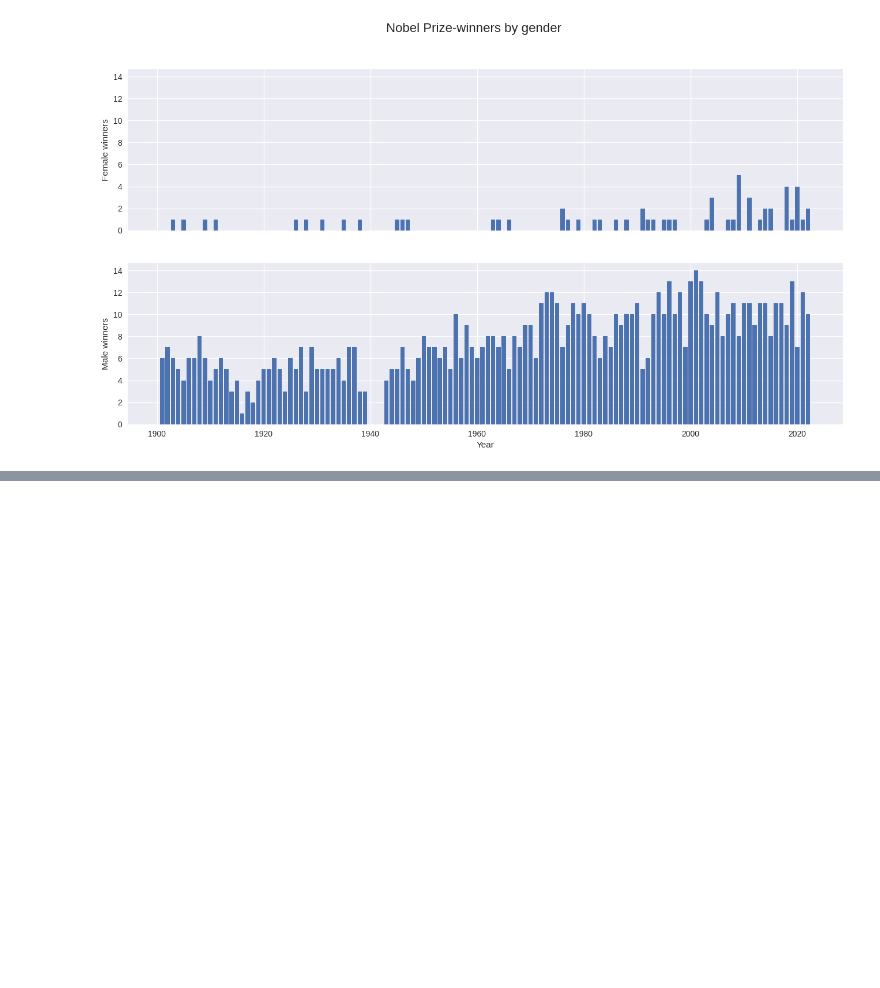
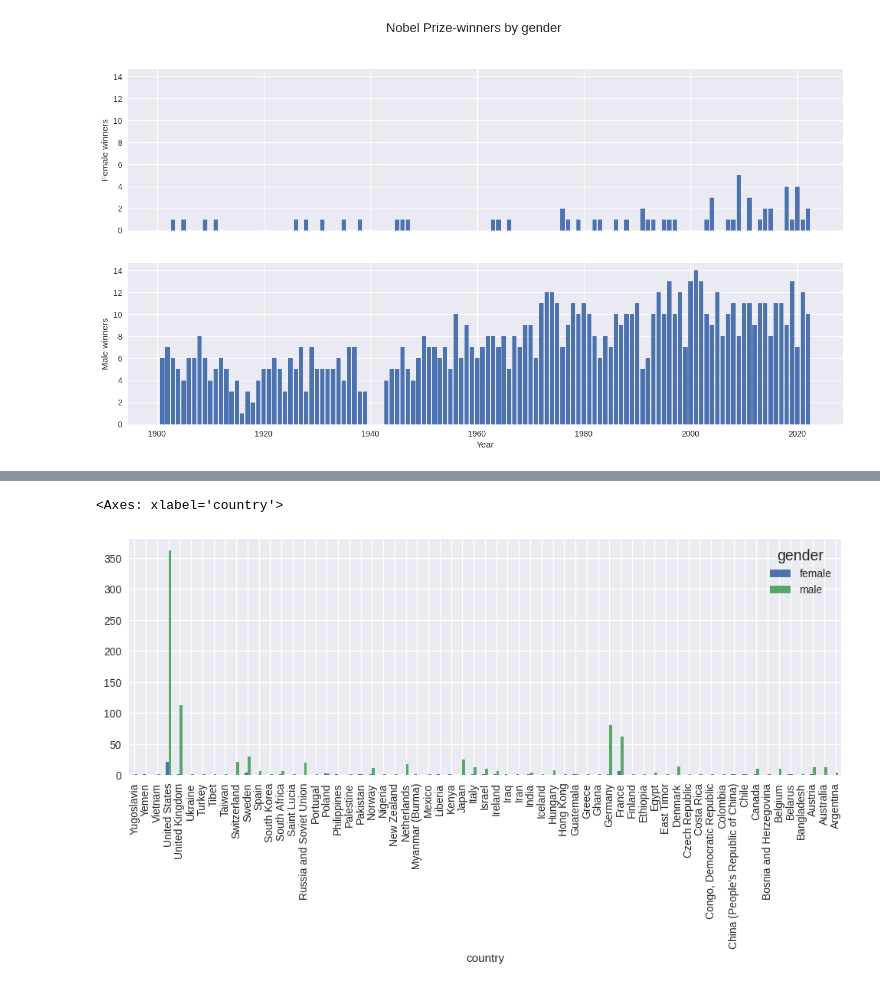
Before and after one commit to FilipeOrfao/data_visualization_with_python_and_javascript, a Jupyter notebook: 011_/main.ipynb, the cells around one changed output, grey strips where cells are left out. Saved outputs shown, nothing was run; the diff lists cells and outputs as text; code cells hidden in the pictures; blank space fills up the shorter version.

```diff
--- a/011_/main.ipynb
+++ b/011_/main.ipynb
@@ -234,0 +251,8 @@ Text(0.5, 0, 'Year')
+# %%
+# make it sorted by number of prizes
+df.groupby(["country", "gender"]).size().unstack().sort_values(
+    by="country", ascending=False
+).plot(kind="bar", figsize=[12, 4])
+# %% [output]
+<Axes: xlabel='country'>
+[figure, added]
```
Also changed, not shown: parts of 48 cells of this notebook, 2 other files.
